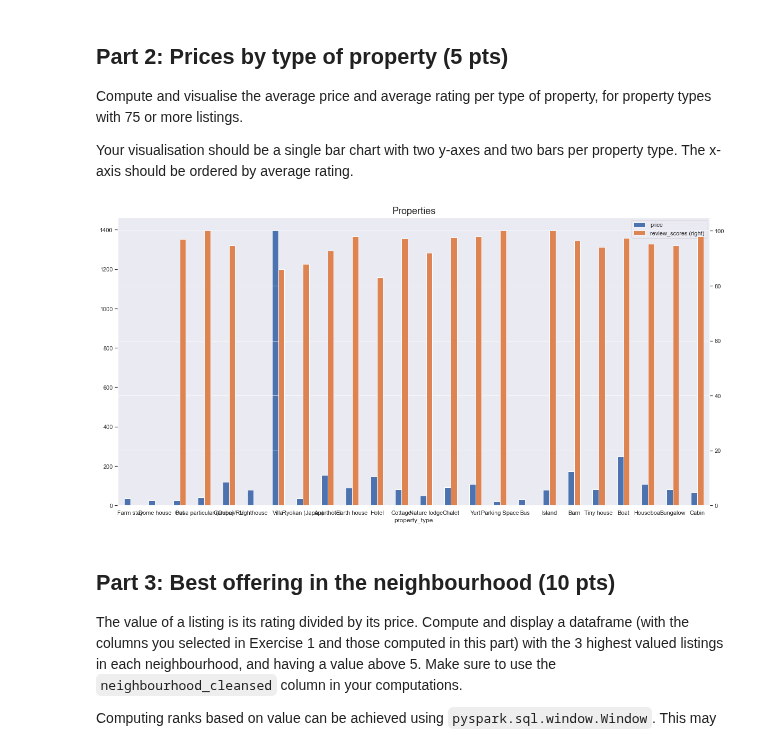
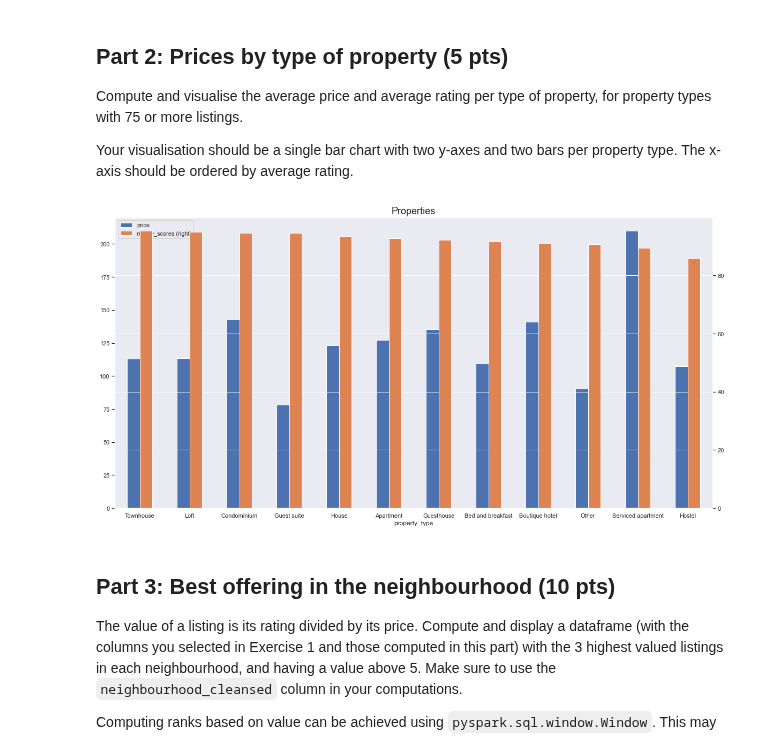
Before and after one commit to georgezefko/02807_Computational_tools_for_DS, a Jupyter notebook: 02807_Project_2.ipynb, the cells around one changed output. Saved outputs shown, nothing was run; the diff lists cells and outputs as text; code cells hidden in the pictures.

```diff
--- a/02807_Project_2.ipynb
+++ b/02807_Project_2.ipynb
@@ -379,15 +379,18 @@ Your visualisation should be a single bar chart with two y-axes and two bars per
 # %%
 # your code goes here
 price_property = df_listings_london.groupBy('property_type') \
-                                    .agg(F.avg('price').alias('price'),F.avg('review_scores_rating').alias('review_scores')).filter(F.count('listing_url')<75).toPandas()#.filter(F.count('listing_url')>75).show()
+                                    .agg(F.avg('price').alias('price'),
+                                         F.avg('review_scores_rating').alias('review_scores'))\
+                                    .filter(F.count('listing_url')>75).toPandas()
+                                    #.sort(F.desc(F.avg('review_scores_rating'))) \
 
 
-price_property.set_index('property_type').plot( kind= 'bar' , secondary_y= 'review_scores' , rot= 0 ,figsize=(20,10))
+
+price_property.set_index('property_type').sort_values(ascending=False,by='review_scores').plot( kind= 'bar' , secondary_y= 'review_scores' , rot= 0 ,figsize=(20,10))
 plt.title('Properties',fontsize=18)
-plt.xticks(rotation=90) # i dont know why this is not working
 plt.show()
 # %% [output]
-[figure, old version]
+[figure, new version]
 # %% [markdown]
 ## Part 3: Best offering in the neighbourhood (10 pts)
 
```
